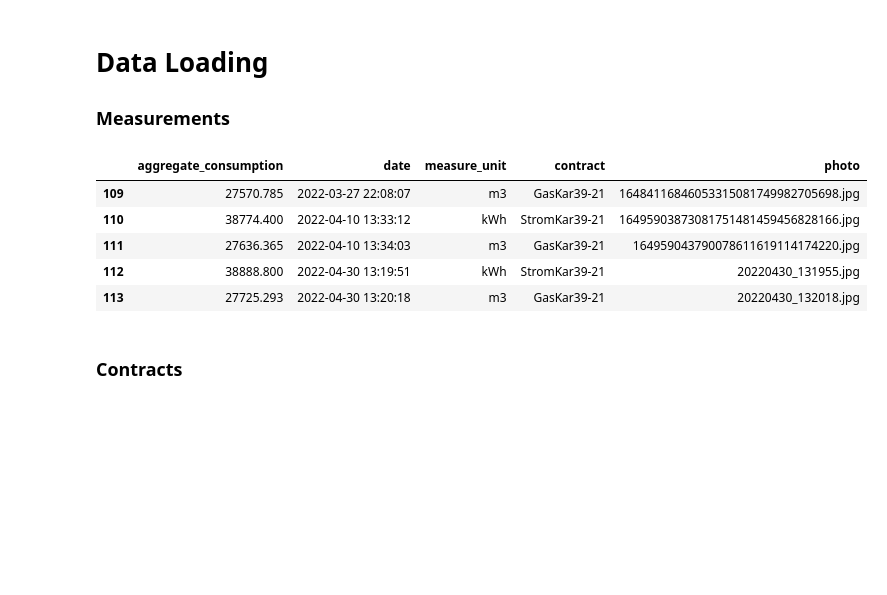
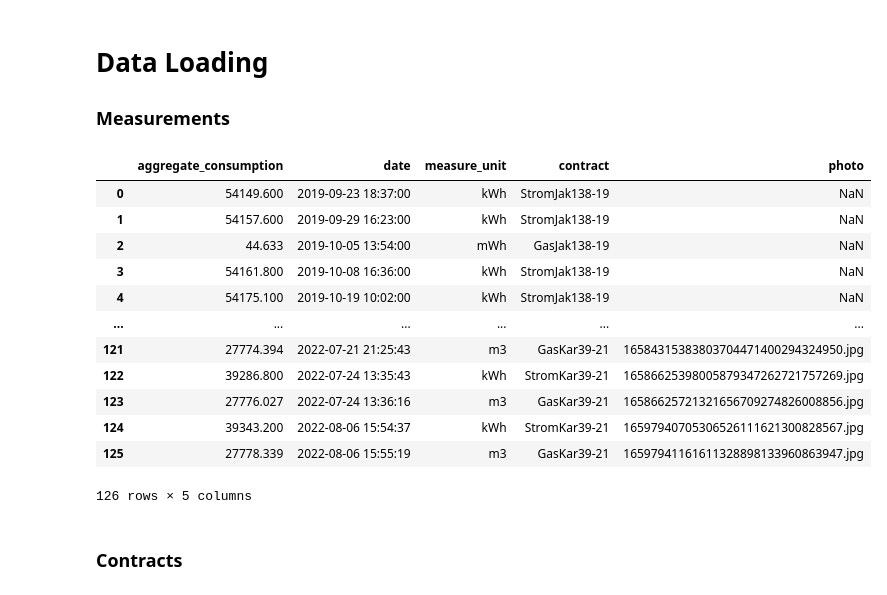
Before and after one commit to klupp/HomeExpenses, a Jupyter notebook: Insignts.ipynb, the cells around one changed output. Saved outputs shown, nothing was run; the diff lists cells and outputs as text; code cells hidden in the pictures; blank space fills up the shorter version.

```diff
--- a/Insignts.ipynb
+++ b/Insignts.ipynb
@@ -19,15 +19,22 @@ palette = sns.color_palette('colorblind')
 # %%
 measure_df = pd.read_csv(measurements_file)
 measure_df['date'] = pd.to_datetime(measure_df['date'])
 measure_df.sort_values(by='date', inplace=True)
-measure_df.tail()
+measure_df
 # %% [output]
 |  | aggregate_consumption | date | measure_unit | contract | photo |
-| 109 | 27570.785 | 2022-03-27 22:08:07 | m3 | GasKar39-21 | 16484116846053315081749982705698.jpg |
-| 110 | 38774.400 | 2022-04-10 13:33:12 | kWh | StromKar39-21 | 16495903873081751481459456828166.jpg |
-| 111 | 27636.365 | 2022-04-10 13:34:03 | m3 | GasKar39-21 | 164959043790078611619114174220.jpg |
-| 112 | 38888.800 | 2022-04-30 13:19:51 | kWh | StromKar39-21 | 20220430_131955.jpg |
-| 113 | 27725.293 | 2022-04-30 13:20:18 | m3 | GasKar39-21 | 20220430_132018.jpg |
+| 0 | 54149.600 | 2019-09-23 18:37:00 | kWh | StromJak138-19 | NaN |
+| 1 | 54157.600 | 2019-09-29 16:23:00 | kWh | StromJak138-19 | NaN |
+| 2 | 44.633 | 2019-10-05 13:54:00 | mWh | GasJak138-19 | NaN |
+| 3 | 54161.800 | 2019-10-08 16:36:00 | kWh | StromJak138-19 | NaN |
+| 4 | 54175.100 | 2019-10-19 10:02:00 | kWh | StromJak138-19 | NaN |
+| ... | ... | ... | ... | ... | ... |
+| 121 | 27774.394 | 2022-07-21 21:25:43 | m3 | GasKar39-21 | 16584315383803704471400294324950.jpg |
+| 122 | 39286.800 | 2022-07-24 13:35:43 | kWh | StromKar39-21 | 16586625398005879347262721757269.jpg |
+| 123 | 27776.027 | 2022-07-24 13:36:16 | m3 | GasKar39-21 | 16586625721321656709274826008856.jpg |
+| 124 | 39343.200 | 2022-08-06 15:54:37 | kWh | StromKar39-21 | 16597940705306526111621300828567.jpg |
+| 125 | 27778.339 | 2022-08-06 15:55:19 | m3 | GasKar39-21 | 16597941161611328898133960863947.jpg |
+126 rows × 5 columns
 # %% [markdown]
 ### Contracts
 # %%
```
Also changed, not shown: parts of 4 cells of this notebook, 20 other files.
